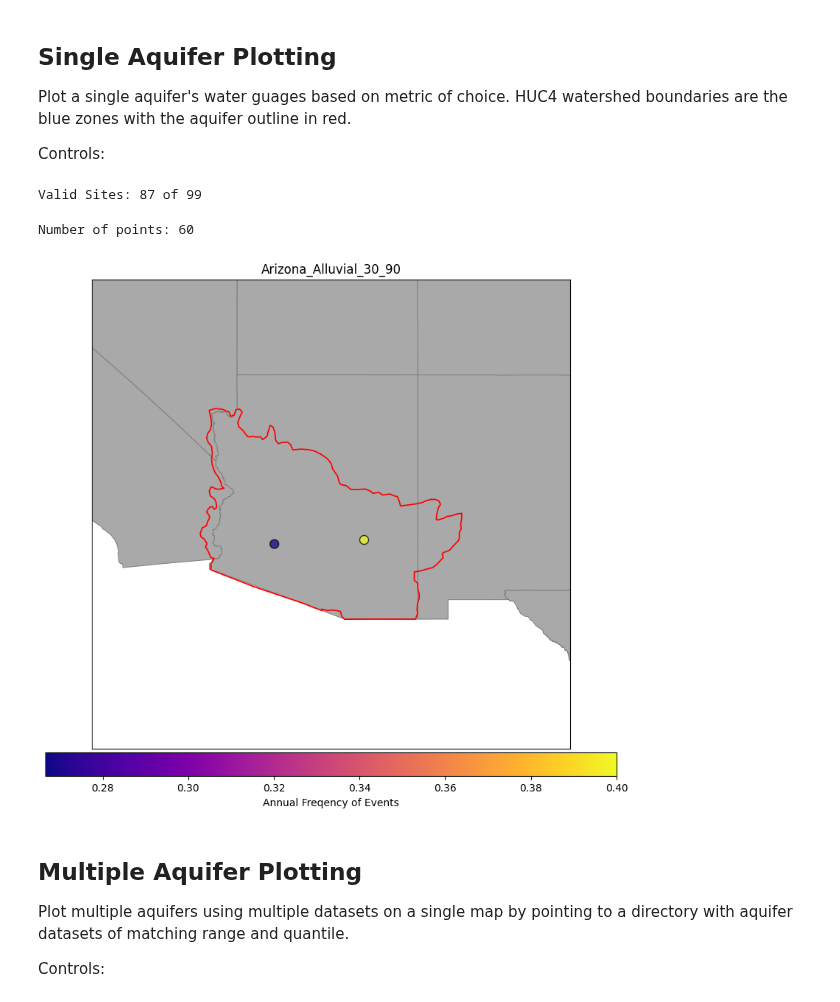
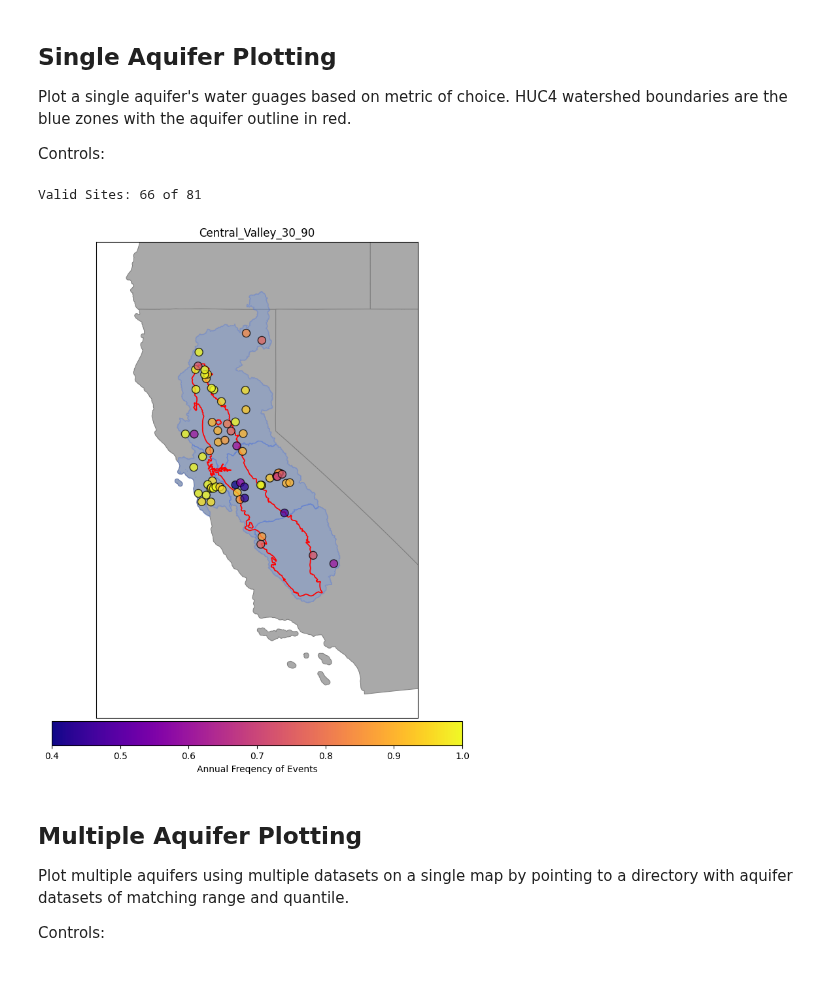
Before and after one commit to AlekWithK/DahlkeLab_LAWR, a Jupyter notebook: aquifer_plotting.ipynb, the cells around one changed output. Cells and saved outputs as stored; diff of their text form; code cells hidden in the pictures.

```diff
--- a/aquifer_plotting.ipynb
+++ b/aquifer_plotting.ipynb
@@ -26,3 +26,7 @@ import Src.classes as cl
 import Src.func as fn
 reload(cl)
 reload(fn)
+
+# Takes about 20s to import these two files, but then they can be used everywhere in this notebook
+huc2_shape = gpd.read_file('ShapeFiles/HUC2/_Master_HUC2/master_huc2.shp')
+huc4_shape = gpd.read_file('ShapeFiles/HUC4/_Master_HUC4/master_huc4.shp')
@@ -40,7 +42,7 @@ reload(cl)
 reload(fn)
 
 # Dataset selection
-aquifer = cl.arizona_alluvial_aquifer
+aquifer = cl.central_valley_aquifer
 range = 30
 quantile = 90
 
@@ -62,7 +64,7 @@ metric = 'inter_annual'
 overwrite = False
 save_img = False
 # %% [output]
-Valid Sites: 87 of 99
+Valid Sites: 66 of 81
 # %%
 import Src.classes as cl
 import Src.func as fn
@@ -80,14 +82,7 @@ if not basemap:
     fn.plot_lower_48(ax)
 
 # HUC4 Region Plot
-'''for root, dirs, files in os.walk(aquifer.wb_dir):
-    #print(root, dirs, files)
-    if os.path.basename(root).startswith('NHD_H_'):
-        if aquifer.wb_shapefiles in files:
-            shapefile_aq_path = os.path.join(root, aquifer.wb_shapefiles)
-            ws_gdf = gpd.read_file(shapefile_aq_path)
-            ws_gdf = ws_gdf.to_crs(4269)
-            ws_gdf.plot(ax=ax, edgecolor='blue', alpha=0.30, linewidth=0.5)'''
+fn.plot_huc4(ax, huc4_shape, codes=aquifer.huc4s)
 
 # Aquifer boundary plot
 aq_gdf = gpd.read_file(aquifer.aq_shapefile)
@@ -103,36 +98,35 @@ ymax += padding
 aq_gdf.plot(ax=ax, edgecolor='red', facecolor='none', linewidth=1.25)
 ax.set_xlim(xmin, xmax)
 ax.set_ylim(ymin, ymax)
 
 # Convert decimal lat/long to geo points
 geo_df = fn.convert_geometry(df_valid)
 geo_df.crs = 4269
 geo_df = geo_df.merge(df_valid, how='left', left_index=True, right_index=True)
 
 # Set colorbar limits and theme using undivided dataset so that scale is static
 cmap, mappable = fn.scale_colorbar(df_valid, metric)
 
 div = make_axes_locatable(ax)
 cax = div.append_axes("bottom", size="5%", pad=0.05)
 
 # Watergauges plot
-bx = geo_df.plot(ax=ax, column='inter_annual', markersize=300, marker='.', cmap=cmap, edgecolor='black', linewidth=1, alpha=0.75)
+bx = geo_df.plot(ax=ax, column=metric, markersize=300, marker='.', cmap=cmap, edgecolor='black', linewidth=1, alpha=0.75)
 cbx = plt.colorbar(mappable, cax=cax, pad=0.05, aspect=25, orientation='horizontal', alpha=1.0)
 cbx.set_label(fn.FLOW_METRIC_UNITS[metric])
 ax.set_yticks([])
 ax.set_xticks([])
 
 # Add context basemap
 if basemap:
     fn.plot_basemap(ax)
 
 # Save images if they don't exist or if overwrite is True
 if save_img:
     img_path = f'Saved_Visuals/{dataset[:-5]}_{metric}.png'
     fn.save_plot_as_image(img_path, overwrite)
 # %% [output]
-Number of points: 60
-[figure, old version]
+[figure, new version]
 # %% [markdown]
 ## Multiple Aquifer Plotting
 Plot multiple aquifers using multiple datasets on a single map by pointing to a directory with aquifer datasets of matching range and quantile.
```
Also changed, not shown: parts of 3 cells of this notebook, 6 other files.
